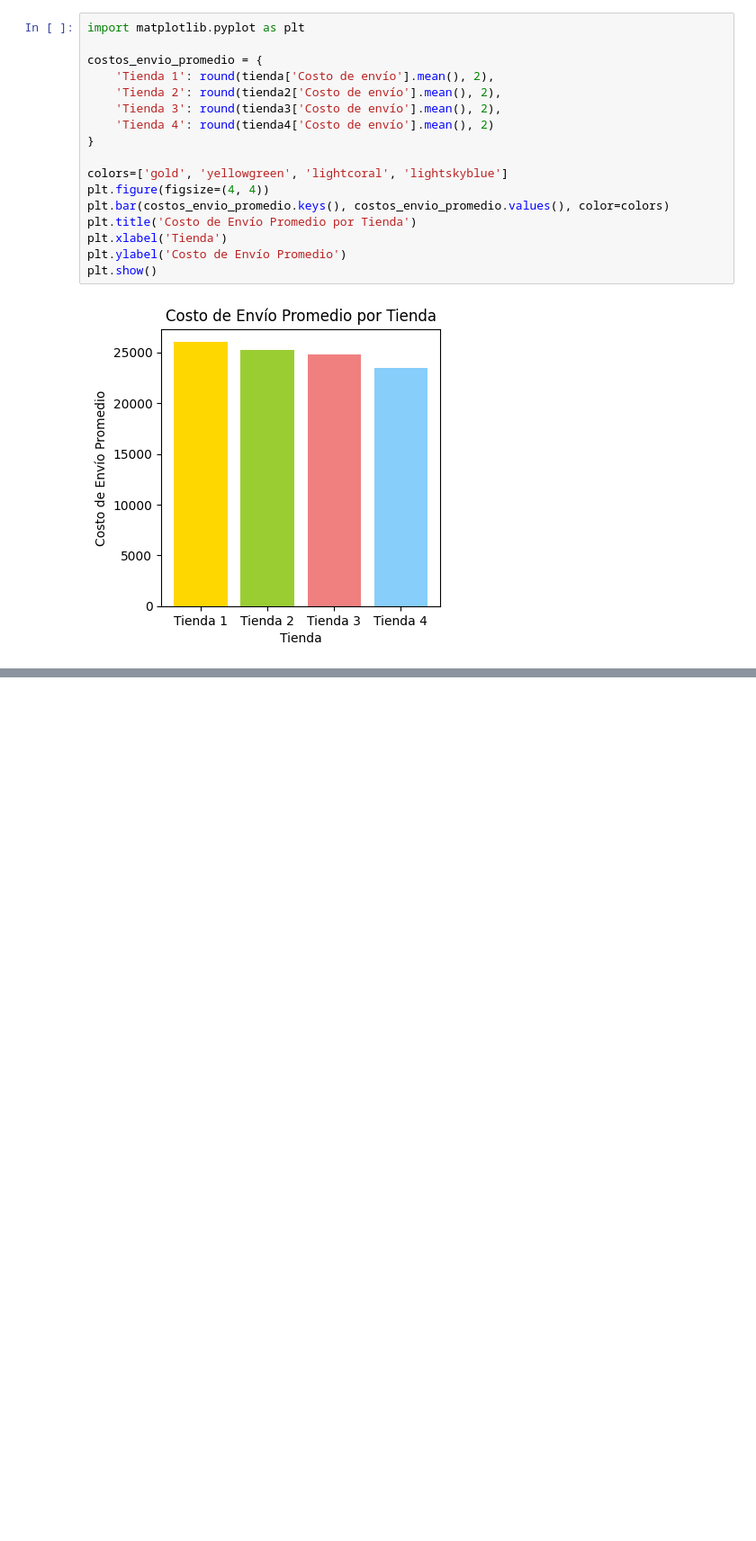
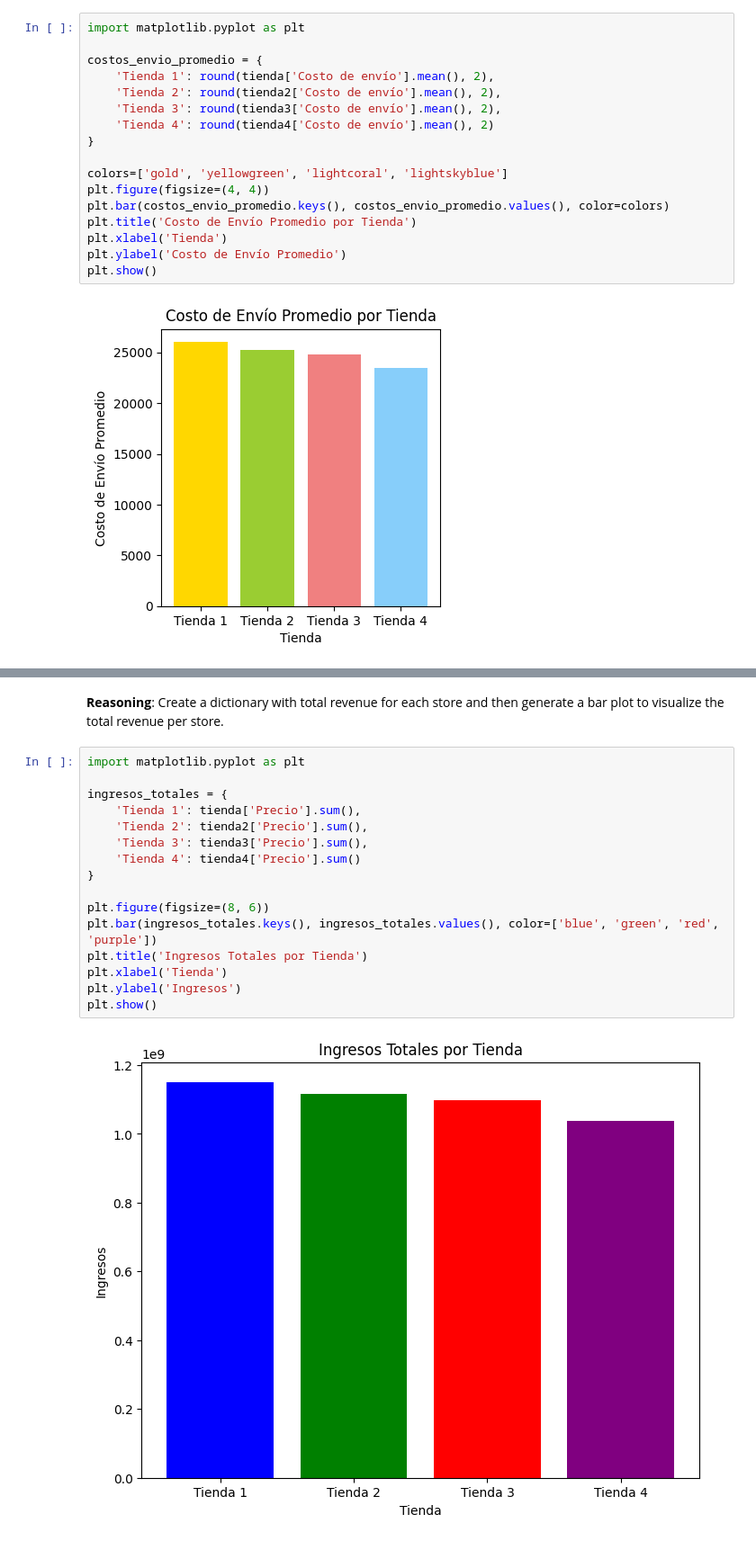
Before and after one commit to Gaby46Pe/challenge1-data-science-latam-gap, a Jupyter notebook: AluraStoreLatam.ipynb, the cells around one changed output, grey strips where cells are left out. Shown at 90% size. Saved outputs shown, nothing was run; the diff lists cells and outputs as text; blank space fills up the shorter version.

```diff
--- a/AluraStoreLatam.ipynb
+++ b/AluraStoreLatam.ipynb
@@ -790,0 +784,21 @@ plt.show()
+# %% [markdown]
+**Reasoning**:
+Create a dictionary with total revenue for each store and then generate a bar plot to visualize the total revenue per store.
+# %%
+import matplotlib.pyplot as plt
+
+ingresos_totales = {
+    'Tienda 1': tienda['Precio'].sum(),
+    'Tienda 2': tienda2['Precio'].sum(),
+    'Tienda 3': tienda3['Precio'].sum(),
+    'Tienda 4': tienda4['Precio'].sum()
+}
+
+plt.figure(figsize=(8, 6))
+plt.bar(ingresos_totales.keys(), ingresos_totales.values(), color=['blue', 'green', 'red', 'purple'])
+plt.title('Ingresos Totales por Tienda')
+plt.xlabel('Tienda')
+plt.ylabel('Ingresos')
+plt.show()
+# %% [output]
+[figure, added]
```
Also changed, not shown: parts of 17 cells of this notebook.
